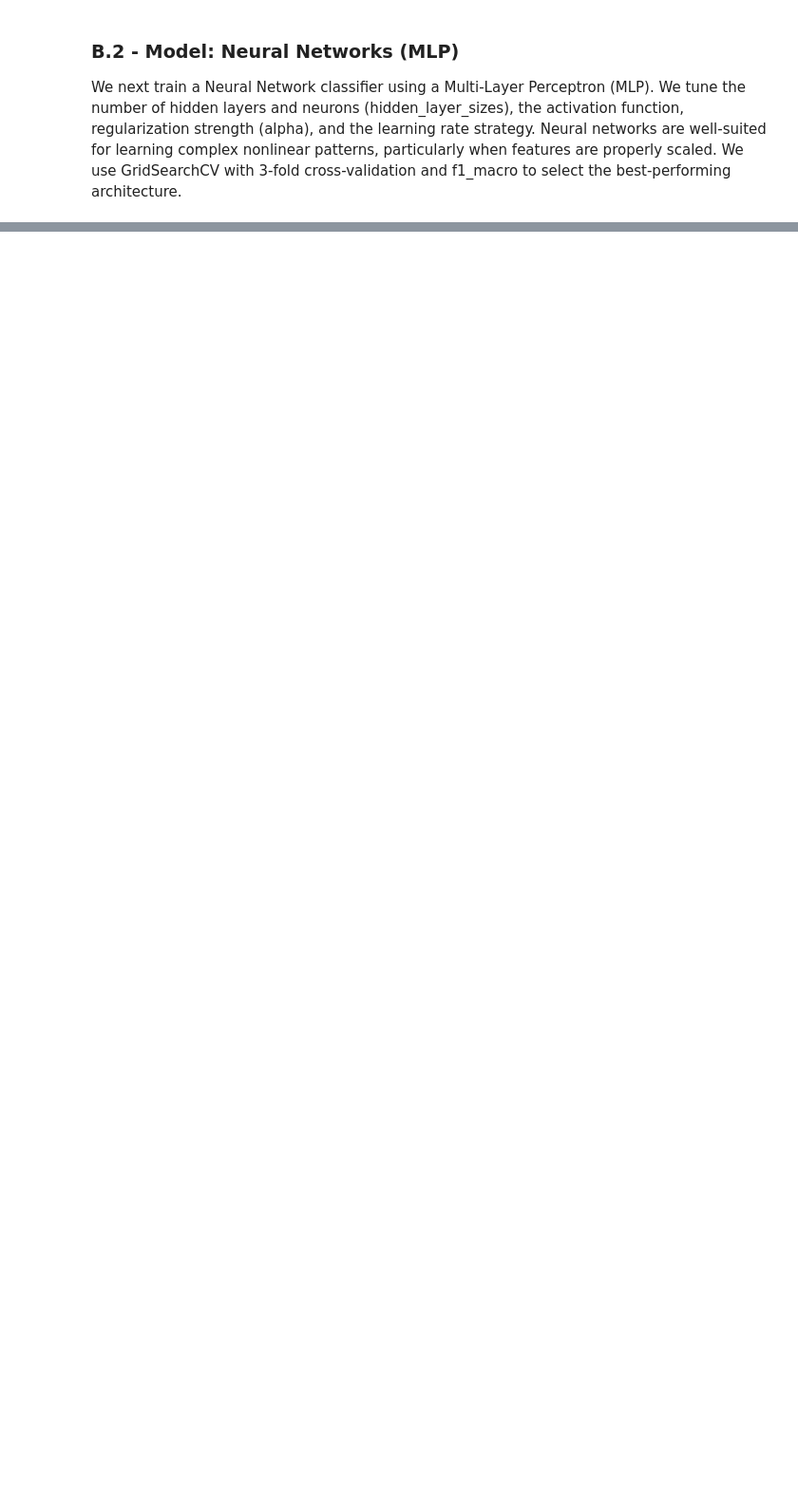
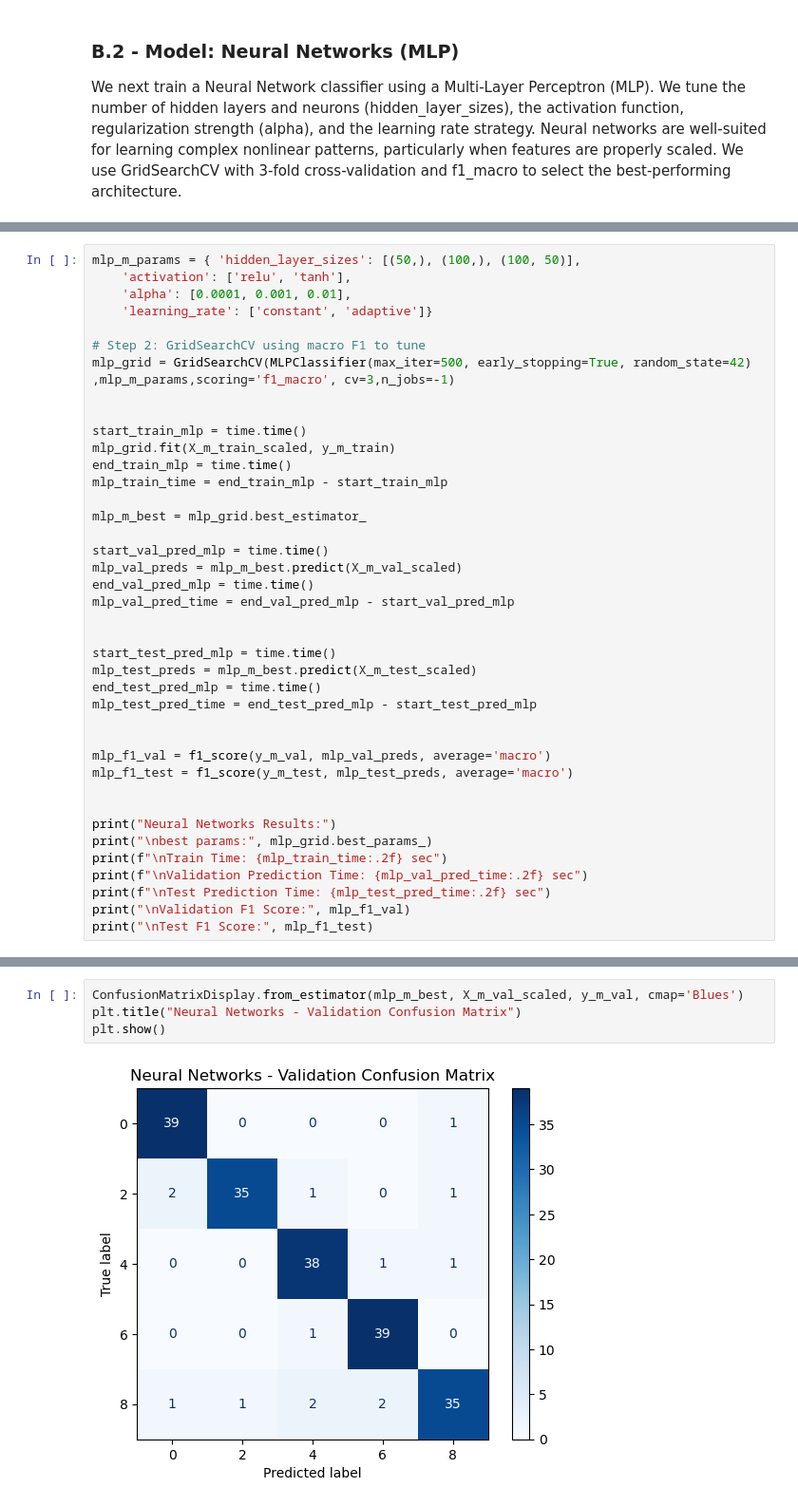
Before and after one commit to layla1010/HW3_ML, a Jupyter notebook: mnist_HW3.ipynb, the cells around one changed output, grey strips where cells are left out. Shown at 95% size. Cells and saved outputs as stored; diff of their text form; blank space fills up the shorter version.

```diff
--- a/mnist_HW3.ipynb
+++ b/mnist_HW3.ipynb
@@ -354,0 +389,40 @@ Neural networks are well-suited for learning complex nonlinear patterns, particu
+# %%
+mlp_m_params = { 'hidden_layer_sizes': [(50,), (100,), (100, 50)],
+    'activation': ['relu', 'tanh'],
+    'alpha': [0.0001, 0.001, 0.01],
+    'learning_rate': ['constant', 'adaptive']}
+
+# Step 2: GridSearchCV using macro F1 to tune
+mlp_grid = GridSearchCV(MLPClassifier(max_iter=500, early_stopping=True, random_state=42) ,mlp_m_params,scoring='f1_macro', cv=3,n_jobs=-1)
+
+
+start_train_mlp = time.time()
+mlp_grid.fit(X_m_train_scaled, y_m_train)
+end_train_mlp = time.time()
+mlp_train_time = end_train_mlp - start_train_mlp
+
+mlp_m_best = mlp_grid.best_estimator_
+
+start_val_pred_mlp = time.time()
+mlp_val_preds = mlp_m_best.predict(X_m_val_scaled)
+end_val_pred_mlp = time.time()
+mlp_val_pred_time = end_val_pred_mlp - start_val_pred_mlp
+
+
+start_test_pred_mlp = time.time()
+mlp_test_preds = mlp_m_best.predict(X_m_test_scaled)
+end_test_pred_mlp = time.time()
+mlp_test_pred_time = end_test_pred_mlp - start_test_pred_mlp
+
+
+mlp_f1_val = f1_score(y_m_val, mlp_val_preds, average='macro')
+mlp_f1_test = f1_score(y_m_test, mlp_test_preds, average='macro')
+
+
+print("Neural Networks Results:")
+print("\nbest params:", mlp_grid.best_params_)
+print(f"\nTrain Time: {mlp_train_time:.2f} sec")
+print(f"\nValidation Prediction Time: {mlp_val_pred_time:.2f} sec")
+print(f"\nTest Prediction Time: {mlp_test_pred_time:.2f} sec")
+print("\nValidation F1 Score:", mlp_f1_val)
+print("\nTest F1 Score:", mlp_f1_test)
@@ -354,0 +443,6 @@ Neural networks are well-suited for learning complex nonlinear patterns, particu
+# %%
+ConfusionMatrixDisplay.from_estimator(mlp_m_best, X_m_val_scaled, y_m_val, cmap='Blues')
+plt.title("Neural Networks - Validation Confusion Matrix")
+plt.show()
+# %% [output]
+[figure, added]
```
Also changed, not shown: parts of 19 cells of this notebook.
